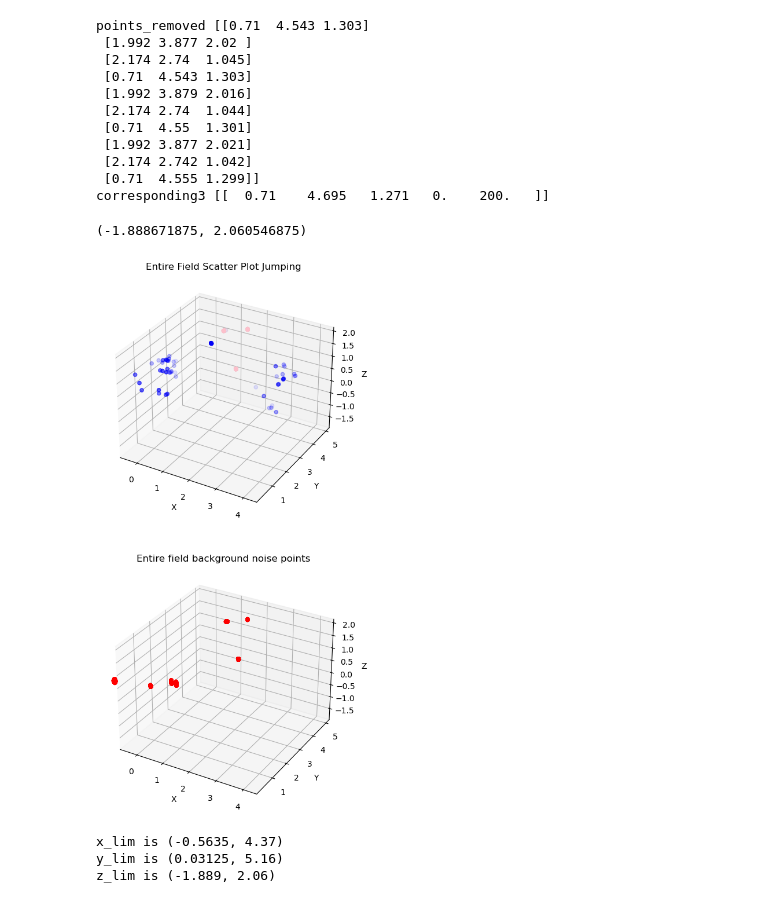
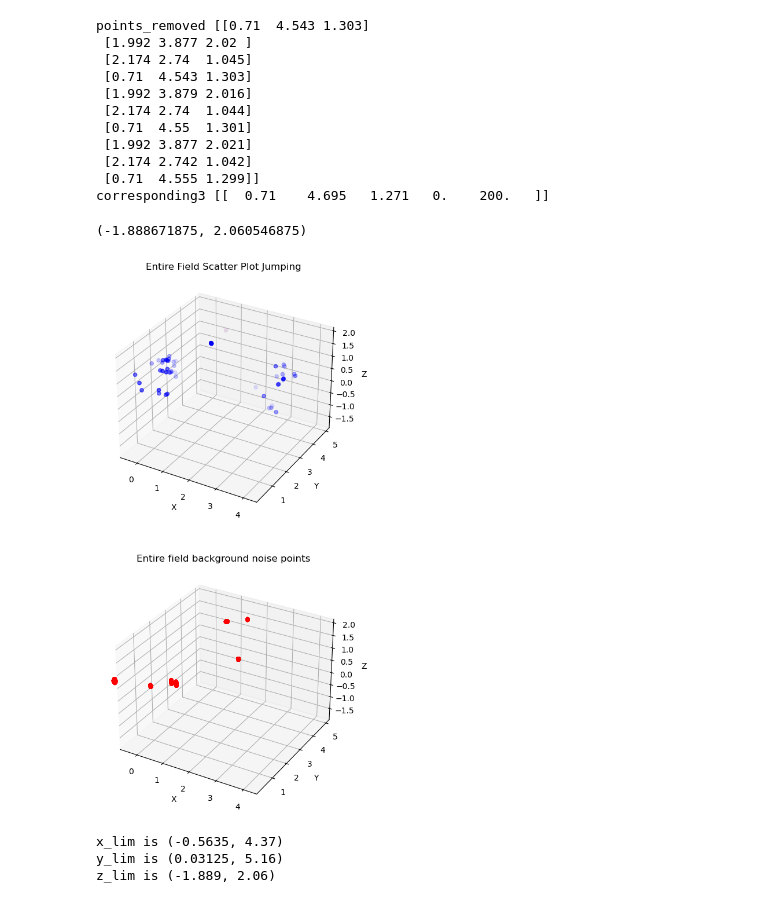
Before and after one commit to kzho904/P4P-mmWave, a Jupyter notebook: MMWave_Radar_Human_Tracking_and_Fall_detection/clutter_removal.ipynb, the cells around one changed output. Cells and saved outputs as stored; diff of their text form; code cells hidden in the pictures.

```diff
--- a/MMWave_Radar_Human_Tracking_and_Fall_detection/clutter_removal.ipynb
+++ b/MMWave_Radar_Human_Tracking_and_Fall_detection/clutter_removal.ipynb
@@ -227,34 +227,34 @@ corresponding3 [[  0.71    4.695   1.271   0.    200.   ]]
 # %%
 fig, (ax, ax1) = plt.subplots(2,1, subplot_kw={'projection': '3d'}, figsize=(8,12))
 ax.scatter(filtered_points[:,0],filtered_points[:,1],filtered_points[:,2], color='blue', alpha=0.1, label='Filtered Points')
-ax.scatter(points_removed[:,0], points_removed[:,1], points_removed[:,2], color='pink', alpha=0.3, label='Points Removed')
+# ax.scatter(points_removed[:,0], points_removed[:,1], points_removed[:,2], color='pink', alpha=0.3, label='Points Removed')
 ax.scatter(corresponding_bg_point[0:1,0], corresponding_bg_point[0:1,1], corresponding_bg_point[0:1,2], color='purple', alpha=0.1, label='points_removed')
 ax.set_title('Entire Field Scatter Plot Jumping')
 ax.set_xlabel('X')
 ax.set_ylabel('Y')
 ax.set_zlabel('Z')
 # Set the same x and y limits for both plots
 x_lim = (min(min(x_points), min(bg_x)), max(max(x_points), max(bg_x)))
 y_lim = (min(min(y_points), min(bg_y)), max(max(y_points), max(bg_y)))
 z_lim = (min(min(z_points), min(bg_z)), max(max(z_points), max(bg_z)))
 
 ax.set_xlim(x_lim)
 ax.set_ylim(y_lim)
 ax.set_zlim(z_lim)
 
 
 
 ax1.set_title("Entire field background noise points")
 ax1.scatter(bg_noise_merge[:,0], bg_noise_merge[:,1], bg_noise_merge[:,2], color='red', alpha=0.3, label='points_removed')
 ax1.set_xlabel('X')
 ax1.set_ylabel('Y')
 ax1.set_zlabel('Z')
 ax1.set_xlim(x_lim)
 ax1.set_ylim(y_lim)
 ax1.set_zlim(z_lim)
 # %% [output]
 (-1.888671875, 2.060546875)
-[figure, old version]
+[figure, new version]
 # %%
 print(f"x_lim is {x_lim}")
 print(f"y_lim is {y_lim}")
```
Also changed, not shown: parts of 2 cells of this notebook, 11 other files.
